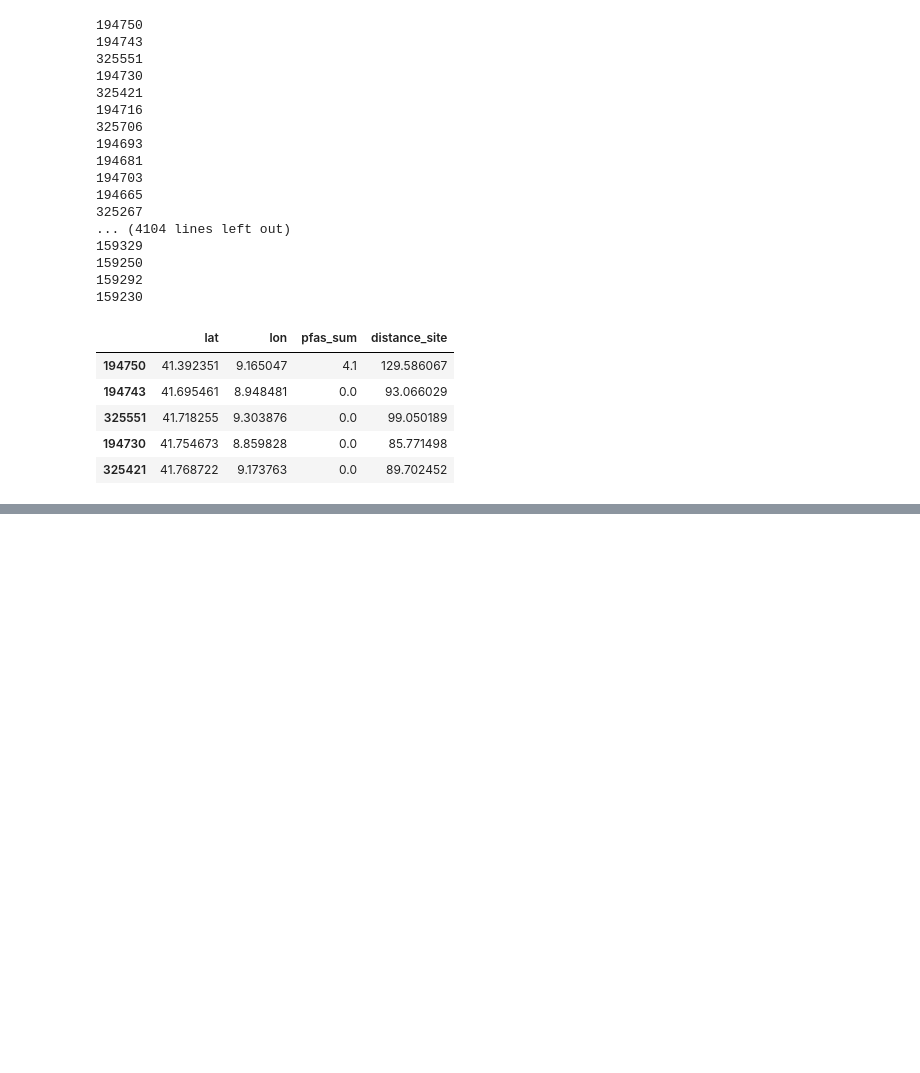
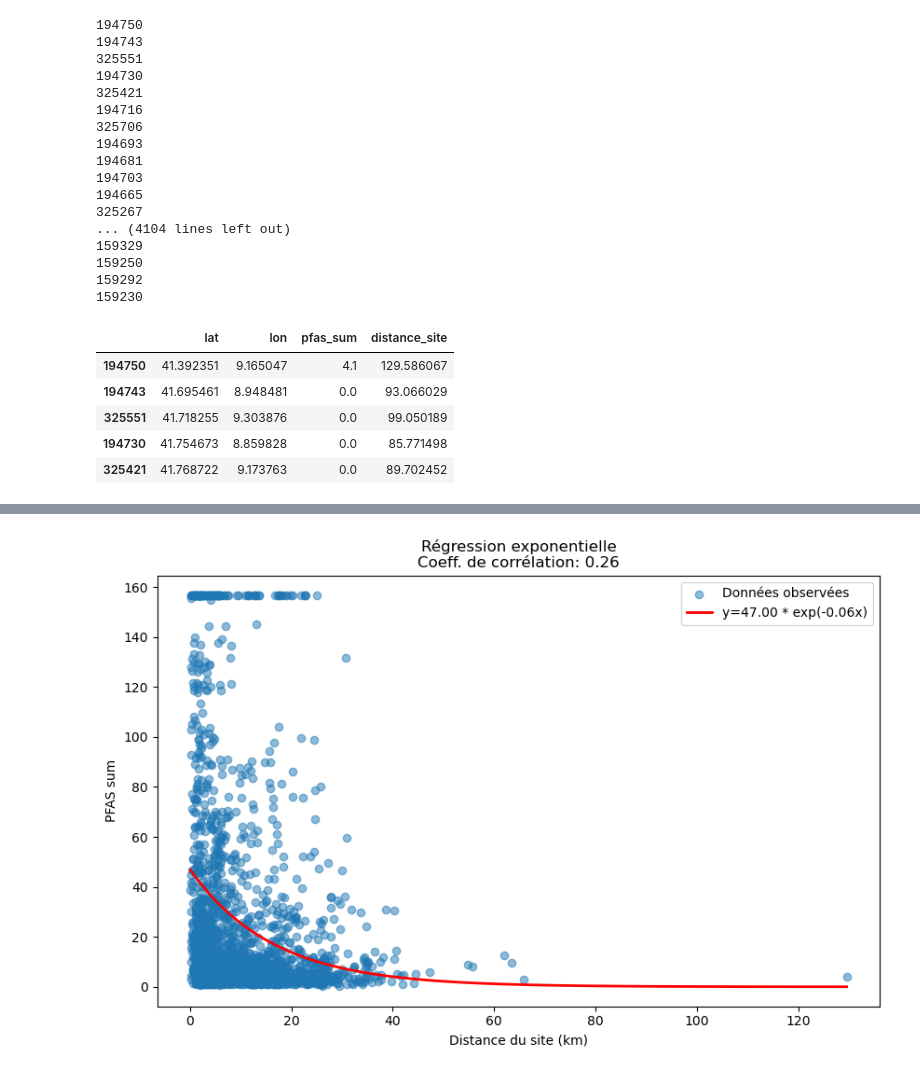
Before and after one commit to adwge99/Krigeage_PFAS, a Jupyter notebook: distance_connu.ipynb, the cells around one changed output, grey strips where cells are left out. Saved outputs shown, nothing was run; the diff lists cells and outputs as text; code cells hidden in the pictures; blank space fills up the shorter version.

```diff
--- a/distance_connu.ipynb
+++ b/distance_connu.ipynb
@@ -156 +146,38 @@ plt.show()
+# %%
+import numpy as np
+from scipy.optimize import curve_fit
+
+# Fonction exponentielle pour le fit
+def exp_func(x, a, b):
+    return a * np.exp(b * x)
+
+# Filtrer les données pour éviter les valeurs de PFAS négatives
+df_filtered = df_observation[df_observation['pfas_sum'] > 0]
+
+# Appliquer la régression exponentielle
+x_data = df_filtered['distance_site']
+y_data = df_filtered['pfas_sum']
+
+# Ajustement du modèle
+params, covariance = curve_fit(exp_func, x_data, y_data, p0=(1, -0.1))  # p0 sont les valeurs initiales pour a et b
+a, b = params
+
+# Générer les points pour la courbe de régression exponentielle
+x_fit = np.linspace(x_data.min(), x_data.max(), 100)
+y_fit = exp_func(x_fit, a, b)
+
+# Calcul du coefficient de corrélation
+corr_coef_exp = np.corrcoef(y_data, exp_func(x_data, *params))[0, 1]
+
+# Plot des données avec la régression exponentielle
+plt.figure(figsize=(10, 6))
+plt.scatter(x_data, y_data, label='Données observées', alpha=0.5)
+plt.plot(x_fit, y_fit, color='red', label=f'y={a:.2f} * exp({b:.2f}x)', linewidth=2)
+plt.xlabel('Distance du site (km)')
+plt.ylabel('PFAS sum')
+plt.title(f"Régression exponentielle\nCoeff. de corrélation: {corr_coef_exp:.2f}")
+plt.legend()
+plt.show()
+# %% [output]
+[figure, added]
 # %%
```
Also changed, not shown: parts of 3 cells of this notebook, 2 other files.
